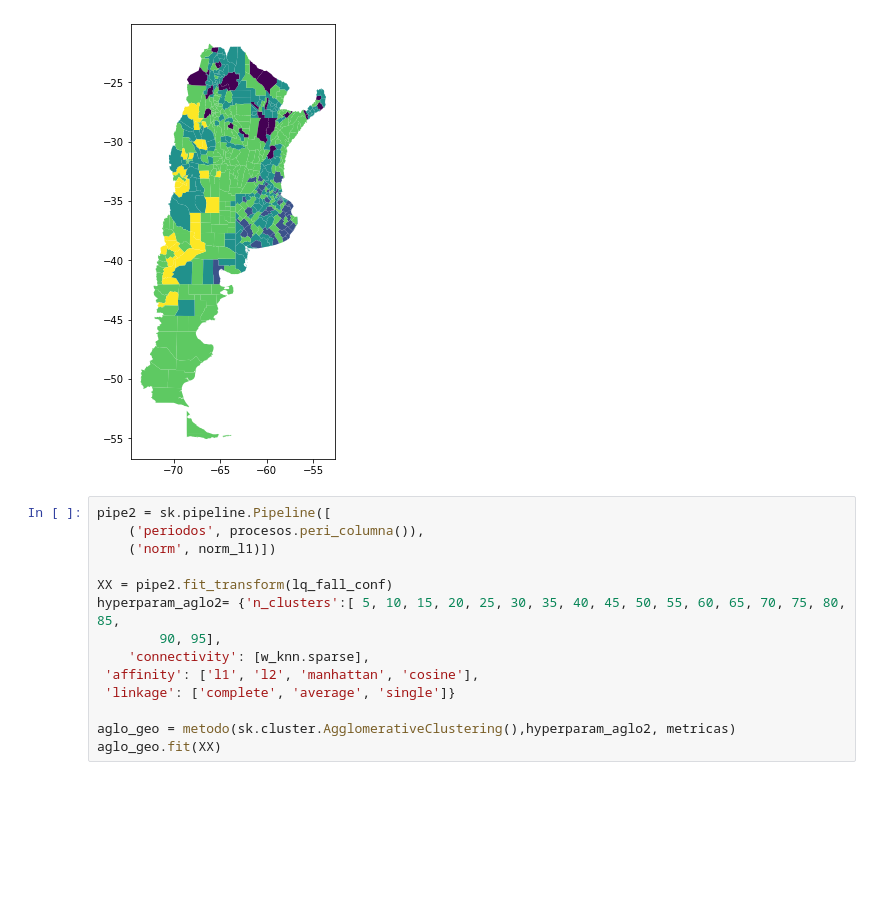
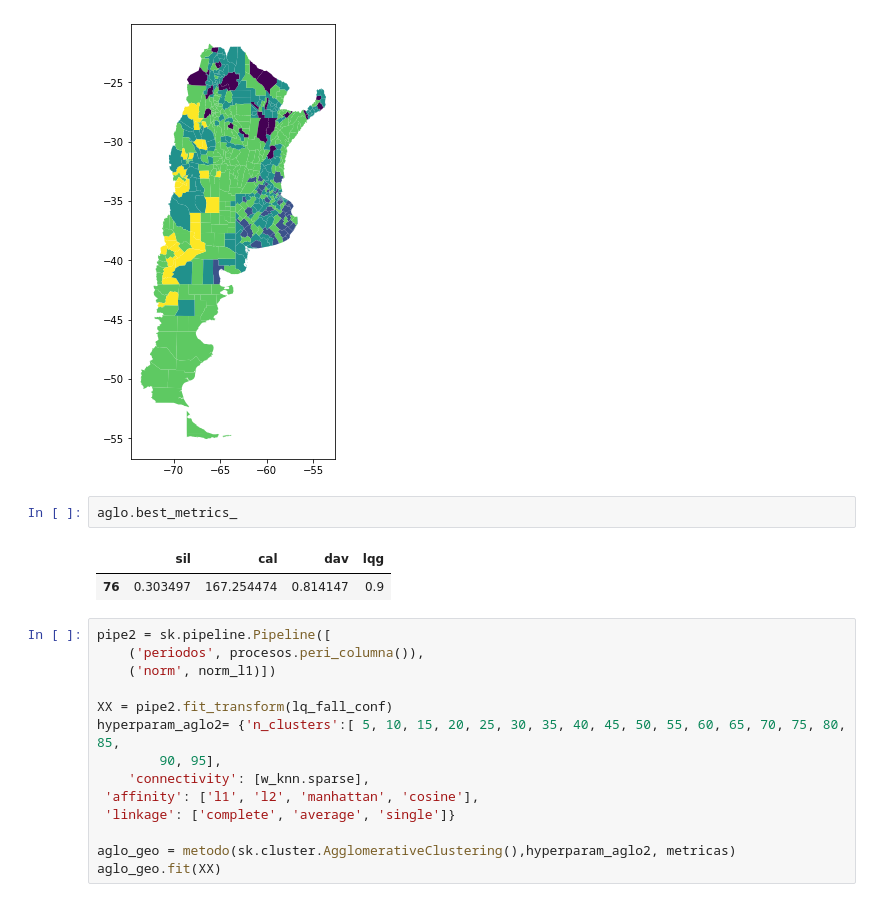
Before and after one commit to pabanib/covid, a Jupyter notebook: Untitled2.ipynb, the cells around one changed output. Saved outputs shown, nothing was run; the diff lists cells and outputs as text; blank space fills up the shorter version.

```diff
--- a/Untitled2.ipynb
+++ b/Untitled2.ipynb
@@ -130,6 +144,11 @@ aglo.fit(X)
 mapa_grupos(aglo)
 # %% [output]
 [figure]
+# %%
+aglo.best_metrics_
+# %% [output]
+|  | sil | cal | dav | lqg |
+| 76 | 0.303497 | 167.254474 | 0.814147 | 0.9 |
 # %%
 pipe2 = sk.pipeline.Pipeline([
     ('periodos', procesos.peri_columna()),
```
Also changed, not shown: parts of 4 cells of this notebook, 1 other file.
